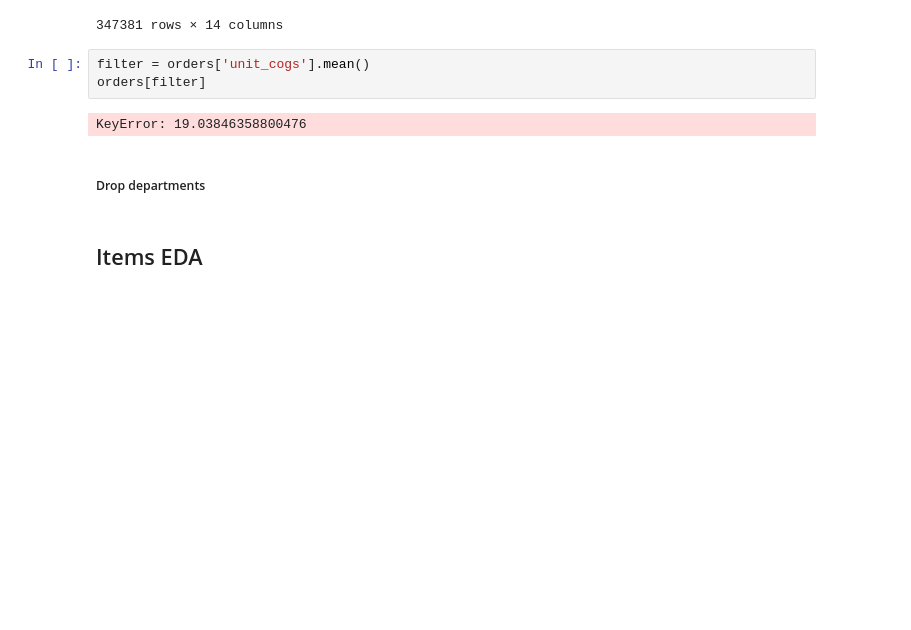
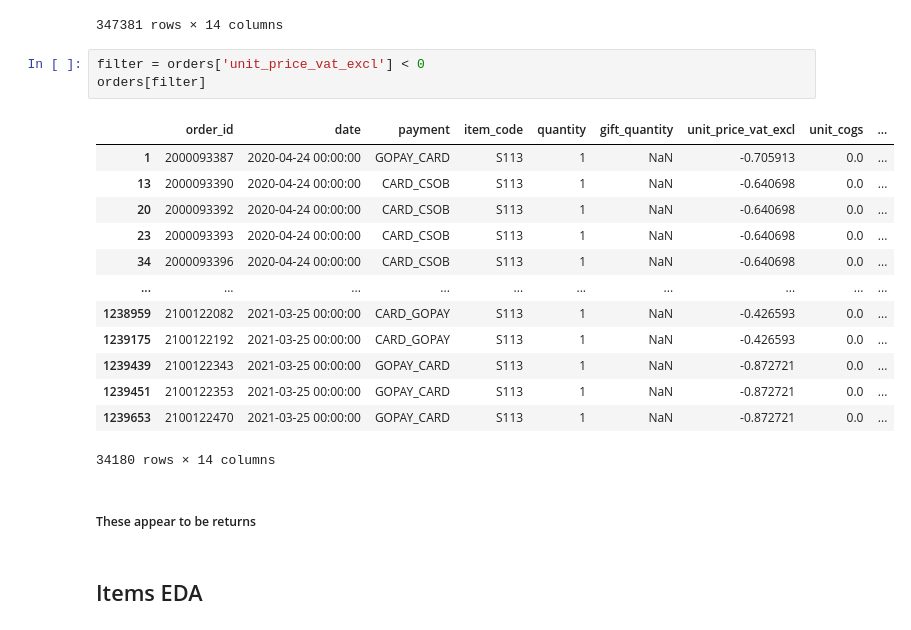
Before and after one commit to derrick-w/top4sport-sales-prediction, a Jupyter notebook: top4sport-EDA.ipynb, the cells around one changed output. Drawn from its saved outputs; the diff is of its cells as text; blank space fills up the shorter version.

Commit message:
Completed initial orders EDA

```diff
--- a/top4sport-EDA.ipynb
+++ b/top4sport-EDA.ipynb
@@ -114,12 +120,24 @@ orders[filter]
 | 2128464 | 2200024148 | 2022-01-14 00:00:00 | NaN | S113 | 1 | NaN | 0.539572 | 0.0 | ... |
 347381 rows × 14 columns
 # %%
-filter = orders['unit_cogs'].mean()
+filter = orders['unit_price_vat_excl'] < 0
 orders[filter]
 # %% [output]
+|  | order_id | date | payment | item_code | quantity | gift_quantity | unit_price_vat_excl | unit_cogs | ... |
+| 1 | 2000093387 | 2020-04-24 00:00:00 | GOPAY_CARD | S113 | 1 | NaN | -0.705913 | 0.0 | ... |
+| 13 | 2000093390 | 2020-04-24 00:00:00 | CARD_CSOB | S113 | 1 | NaN | -0.640698 | 0.0 | ... |
+| 20 | 2000093392 | 2020-04-24 00:00:00 | CARD_CSOB | S113 | 1 | NaN | -0.640698 | 0.0 | ... |
+| 23 | 2000093393 | 2020-04-24 00:00:00 | CARD_CSOB | S113 | 1 | NaN | -0.640698 | 0.0 | ... |
+| 34 | 2000093396 | 2020-04-24 00:00:00 | CARD_CSOB | S113 | 1 | NaN | -0.640698 | 0.0 | ... |
+| ... | ... | ... | ... | ... | ... | ... | ... | ... | ... |
+| 1238959 | 2100122082 | 2021-03-25 00:00:00 | CARD_GOPAY | S113 | 1 | NaN | -0.426593 | 0.0 | ... |
+| 1239175 | 2100122192 | 2021-03-25 00:00:00 | CARD_GOPAY | S113 | 1 | NaN | -0.426593 | 0.0 | ... |
+| 1239439 | 2100122343 | 2021-03-25 00:00:00 | GOPAY_CARD | S113 | 1 | NaN | -0.872721 | 0.0 | ... |
+| 1239451 | 2100122353 | 2021-03-25 00:00:00 | GOPAY_CARD | S113 | 1 | NaN | -0.872721 | 0.0 | ... |
+| 1239653 | 2100122470 | 2021-03-25 00:00:00 | GOPAY_CARD | S113 | 1 | NaN | -0.872721 | 0.0 | ... |
-KeyError: 19.03846358800476
+34180 rows × 14 columns
 # %% [markdown]
-##### Drop departments
+##### These appear to be returns
 # %% [markdown]
 ## Items EDA
 # %%
```
Also changed, not shown: parts of 5 cells of this notebook.
